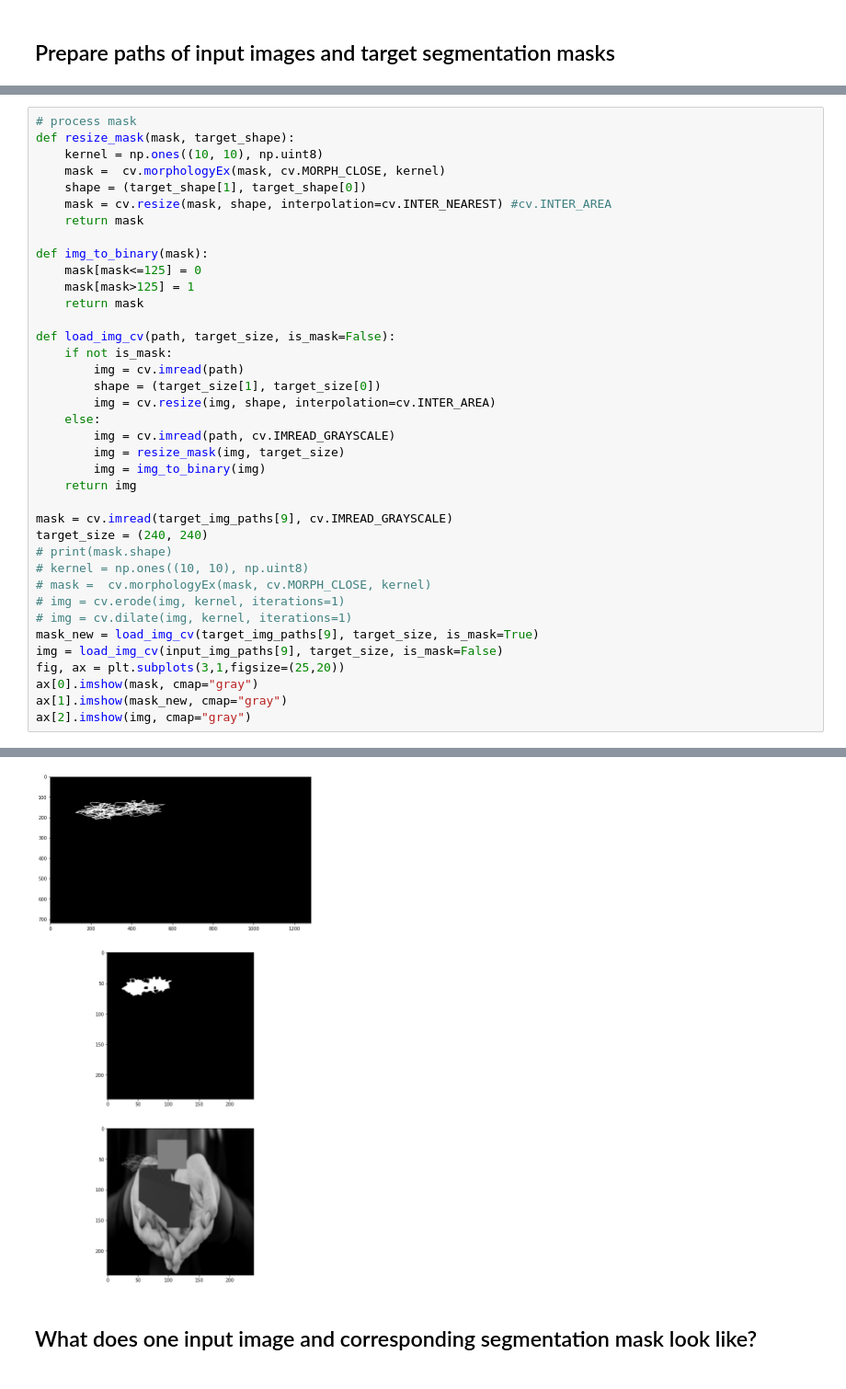
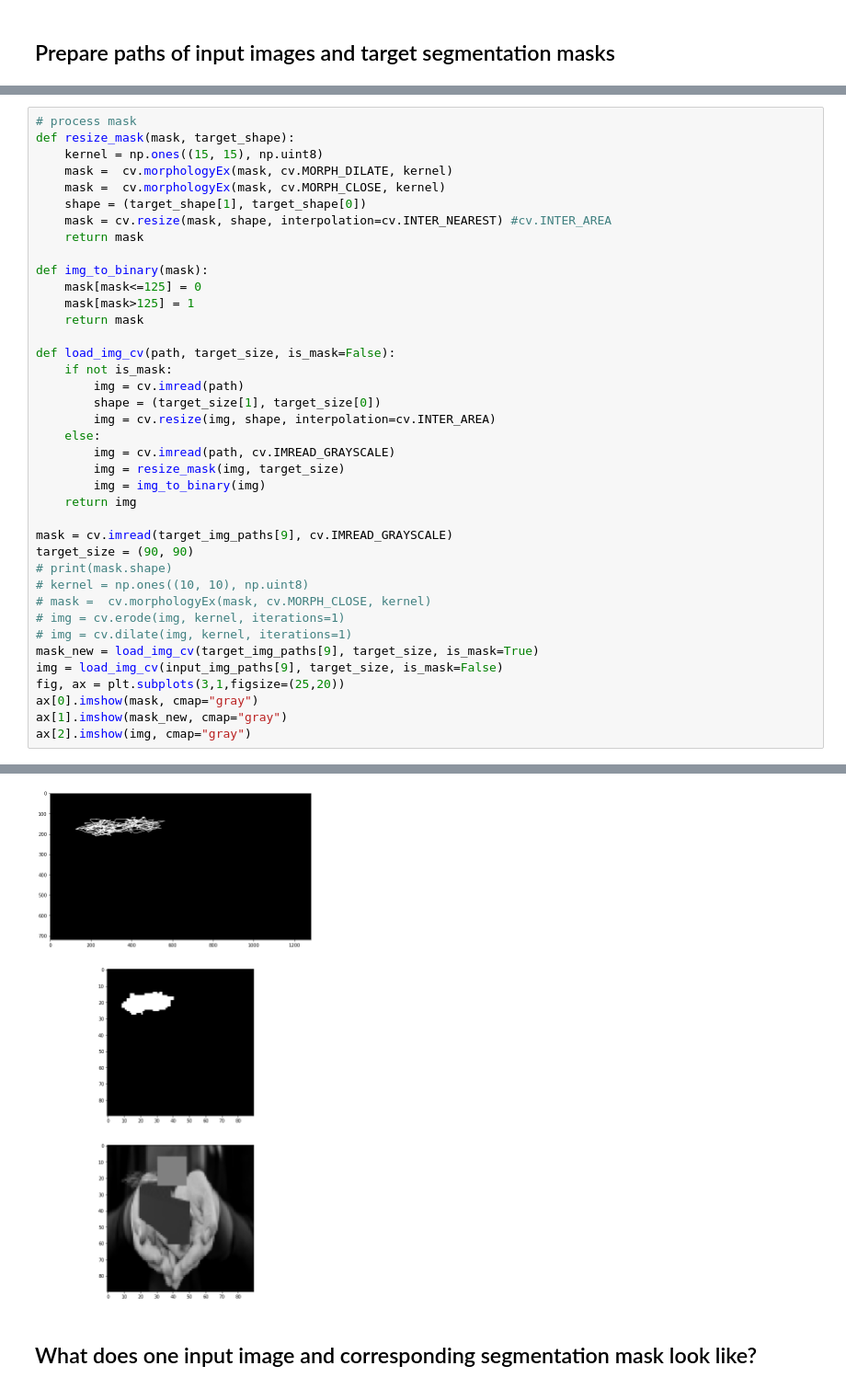
Before and after one commit to kanstancin/classifiers, a Jupyter notebook: segment.ipynb, the cells around one changed output, grey strips where cells are left out. Shown at 92% size. Saved outputs shown, nothing was run; the diff lists cells and outputs as text.

```diff
--- a/segment.ipynb
+++ b/segment.ipynb
@@ -158,7 +156,8 @@ target_img_paths = df_train.mask_.astype(str).to_list()
 # %%
 # process mask
 def resize_mask(mask, target_shape):
-    kernel = np.ones((10, 10), np.uint8)
+    kernel = np.ones((15, 15), np.uint8)
+    mask =  cv.morphologyEx(mask, cv.MORPH_DILATE, kernel)
     mask =  cv.morphologyEx(mask, cv.MORPH_CLOSE, kernel)
     shape = (target_shape[1], target_shape[0])
     mask = cv.resize(mask, shape, interpolation=cv.INTER_NEAREST) #cv.INTER_AREA
@@ -167,35 +166,35 @@ def resize_mask(mask, target_shape):
 def img_to_binary(mask):
     mask[mask<=125] = 0
     mask[mask>125] = 1
     return mask
 
 def load_img_cv(path, target_size, is_mask=False):
     if not is_mask:
         img = cv.imread(path)
         shape = (target_size[1], target_size[0])
         img = cv.resize(img, shape, interpolation=cv.INTER_AREA)
     else:
         img = cv.imread(path, cv.IMREAD_GRAYSCALE)
         img = resize_mask(img, target_size)
         img = img_to_binary(img)
     return img
 
 mask = cv.imread(target_img_paths[9], cv.IMREAD_GRAYSCALE)
-target_size = (240, 240)
+target_size = (90, 90)
 # print(mask.shape)
 # kernel = np.ones((10, 10), np.uint8)
 # mask =  cv.morphologyEx(mask, cv.MORPH_CLOSE, kernel)
 # img = cv.erode(img, kernel, iterations=1)
 # img = cv.dilate(img, kernel, iterations=1)
 mask_new = load_img_cv(target_img_paths[9], target_size, is_mask=True)
 img = load_img_cv(input_img_paths[9], target_size, is_mask=False)
 fig, ax = plt.subplots(3,1,figsize=(25,20))
 ax[0].imshow(mask, cmap="gray")
 ax[1].imshow(mask_new, cmap="gray")
 ax[2].imshow(img, cmap="gray")
 # %% [output]
 <matplotlib.image.AxesImage at 0x...>
-[figure, old version]
+[figure, new version]
 # %% [markdown]
 ## What does one input image and corresponding segmentation mask look like?
 # %%
```
Also changed, not shown: parts of 18 cells of this notebook, 1 other file.
